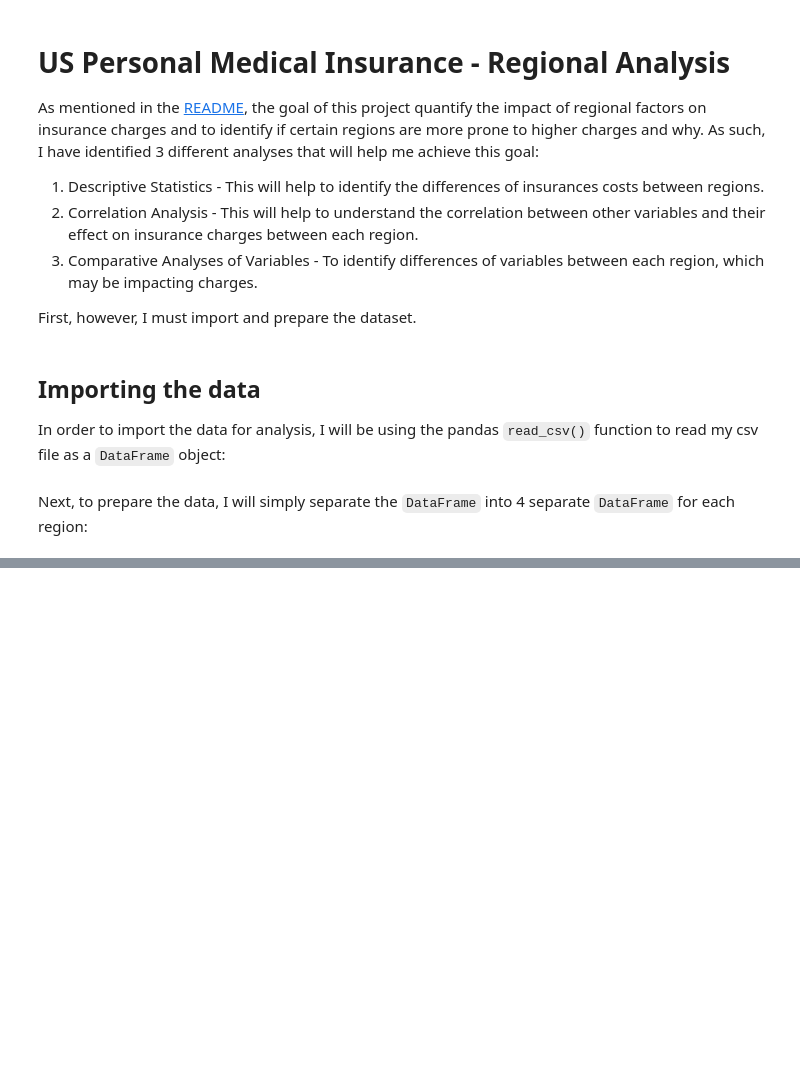
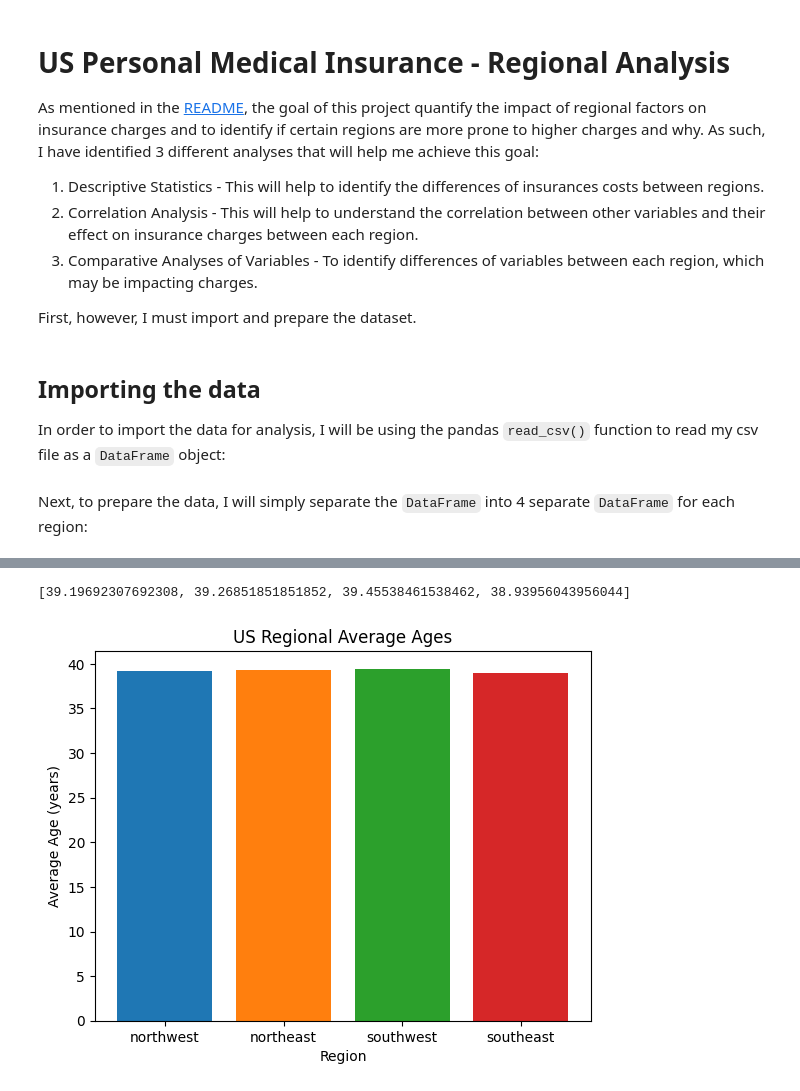
Before and after one commit to charliemarshall1996/regional-us-personal-medical-insurance-analysis, a Jupyter notebook: analysis.ipynb, the cells around one changed output, grey strips where cells are left out. Saved outputs shown, nothing was run; the diff lists cells and outputs as text; code cells hidden in the pictures; blank space fills up the shorter version.

```diff
--- a/analysis.ipynb
+++ b/analysis.ipynb
@@ -28,0 +117,22 @@ se_df = df[df['region'] == 'southeast']
+# %%
+# Prepare data
+nw_age = nw_df.age.mean()
+ne_age = ne_df.age.mean()
+sw_age = sw_df.age.mean()
+se_age = se_df.age.mean()
+
+ages = [nw_age, ne_age, sw_age, se_age]
+regions = ["northwest", "northeast", "southwest", "southeast"]
+colors = ['tab:blue', 'tab:orange', 'tab:green', 'tab:red']
+print(ages)
+
+# Plot mean values
+plt.bar(regions, ages, color=colors)
+plt.title("US Regional Average Ages")
+plt.xlabel("Region")
+plt.ylabel("Average Age (years)")
+plt.savefig("./data/visualizations/descriptive/regional_mean_age.png")
+plt.show()
+# %% [output]
+[39.19692307692308, 39.26851851851852, 39.45538461538462, 38.93956043956044]
+[figure, added]
```
Also changed, not shown: parts of 19 cells of this notebook, 6 other files.
